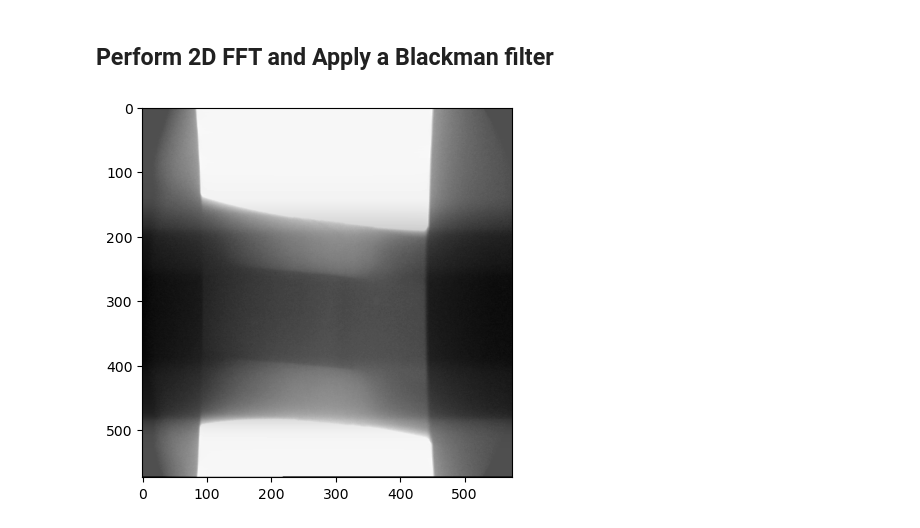
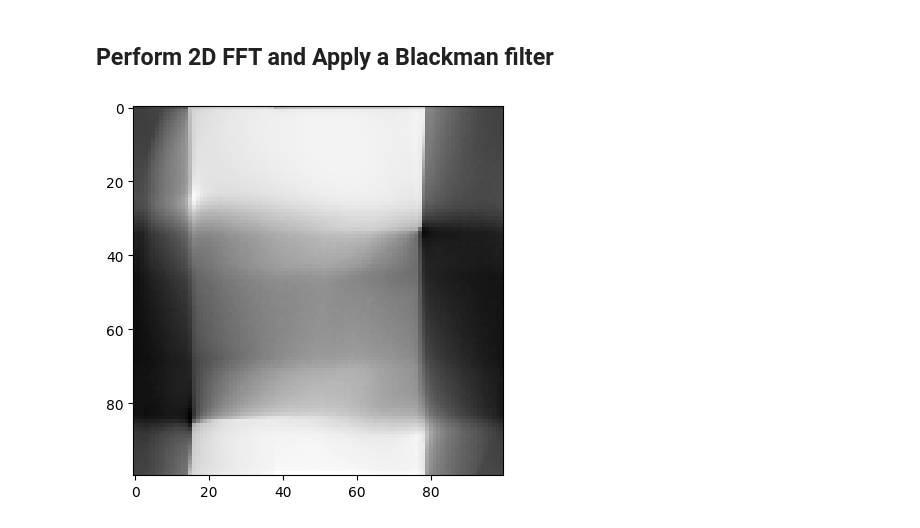
Before and after one commit to mattlitz/ndt-x-ray-image-segmentation, a Jupyter notebook: main.ipynb, the cells around one changed output. Cells and saved outputs as stored; diff of their text form; code cells hidden in the pictures.

```diff
--- a/main.ipynb
+++ b/main.ipynb
@@ -246,22 +248,25 @@ contours, hierarchy = cv2.findContours(thresh, cv2.RETR_TREE,cv2,CHAIN_APPROX_SI
 # %%
 from scipy import signal
 from scipy.fft import fft2, ifft2, fftshift
 
 # Apply 2D FFT
 fft_image = fft2(img)
 
+feature_removal = 100
+
 # Assuming fft_image is your 2D FFT image
-window = signal.windows.blackman(fft_image.shape[0])
+#window = signal.windows.blackman(fft_image.shape[0])
+window = signal.windows.blackman(feature_removal)
 window_2d = np.outer(window, window) # reshape window to a 2D array
 
 # Crop fft_image to match the shape of window_2d
 fft_image_cropped = fft_image[:window_2d.shape[0], :window_2d.shape[1]]
 
 # Inverse FFT
 filtered_image = np.real(ifft2(fft_image_cropped))
 
 # Display filtered image
 plt.imshow(filtered_image, cmap='gray')
 plt.show()
 # %% [output]
-[figure, old version]
+[figure, new version]
```
Also changed, not shown: parts of 14 cells of this notebook.
